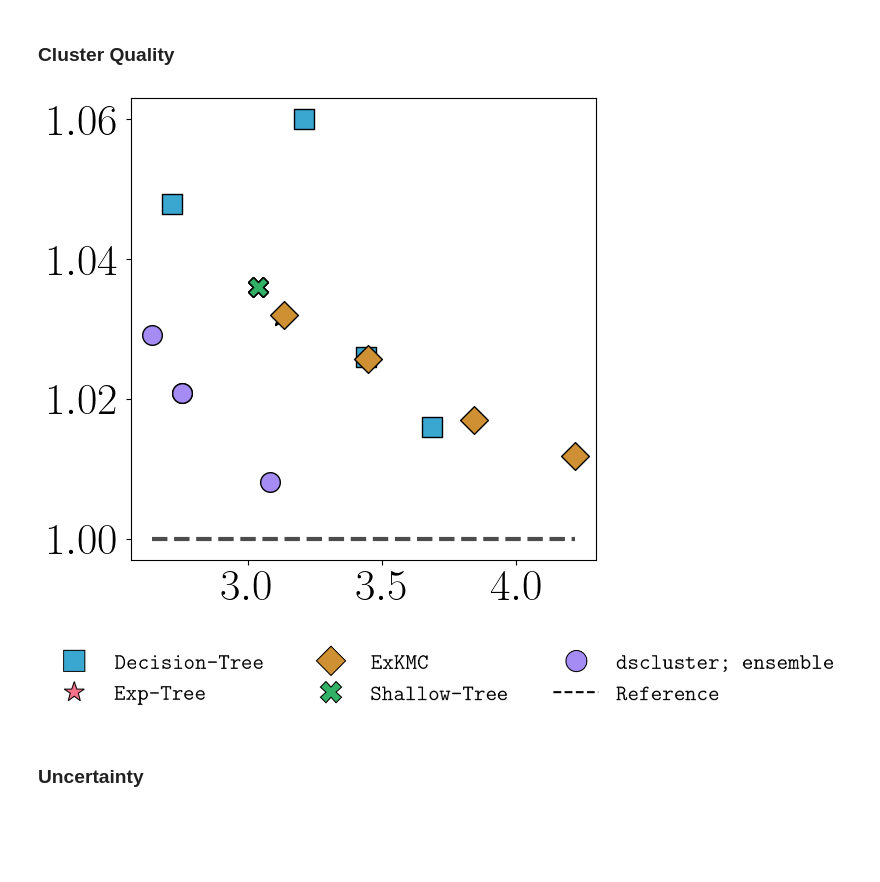
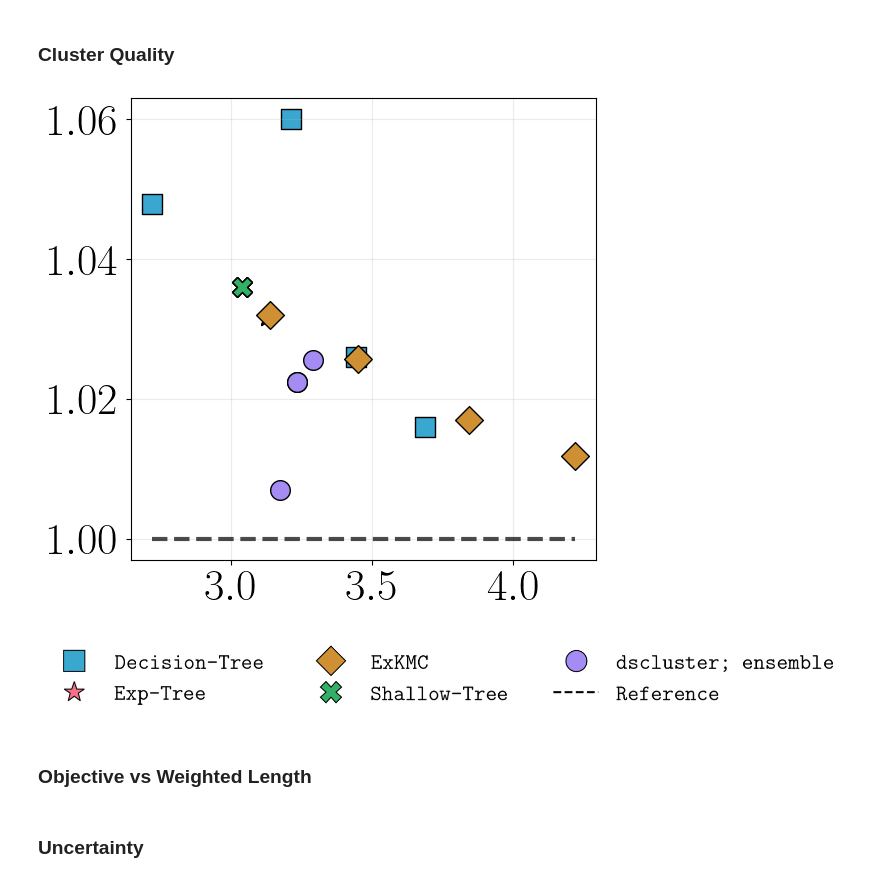
Before and after one commit to kevinqnb/interpretable-clustering, a Jupyter notebook: examples/experiments.ipynb, the cells around one changed output. Saved outputs shown, nothing was run; the diff lists cells and outputs as text; code cells hidden in the pictures; blank space fills up the shorter version.

```diff
--- a/examples/experiments.ipynb
+++ b/examples/experiments.ipynb
@@ -111,7 +111,7 @@ objective_cost_reward_dict = {
 ### Alphas
 # %%
 # Load experiment results
-fname = "../data/experiments/" + dataset + "/alphas/exp" + "" + ".json"
+fname = "../data/experiments/" + dataset + "/alphas/exp" + ref + ".json"
 with open(fname, 'r') as f:
     alpha_dict = json.load(f)
 # %%
@@ -222,46 +247,11 @@ plt.show()
 # %% [markdown]
 # Max Rules
 # %%
-fname = "../data/experiments/" + dataset + "/max_rules/exp" + ref + ".json"
+fname = "../data/experiments/" + dataset + "/max_rules/exp" + ref + '2' + ".json"
 with open(fname, 'r') as f:
     experiment_dict = json.load(f)
 
 fixed_parameters = experiment_dict['fixed-parameters']
 comparison_modules = [m for m in experiment_dict['modules'].keys() if 'dscluster' not in m]
 dscluster_modules = [m for m in experiment_dict['modules'].keys() if 'dscluster' in m]
-# %%
-### Computing alphas because you forgot to store these!!!
-import math
-from intercluster.measurements import pairwise_distances
-
-data, data_labels, feature_labels, scaler = load_preprocessed_climate('../data/climate')
-n,d = data.shape
-
-kmeans_base = KMeansBase(n_clusters = fixed_parameters['n_clusters'], random_seed = fixed_parameters['seed'])
-kmeans_assignment = kmeans_base.assign(data)
-kmeans_labels = kmeans_base.labels
-
-kmeans_distances = pairwise_distances(data, kmeans_base.centers)
-max_distances = np.max(kmeans_distances, axis=1)
-max_distance = np.max(max_distances)
-
-alpha_dict = {
-    'dscluster; coverage-mistake; ensemble': 0.01 * n * 1.0,
-    'dscluster; total-coverage-mistake; ensemble': 0.01 * n * 1.0,
-    'dscluster; coverage-cost; ensemble': 0.01 * n * max_distance,
-    'dscluster; total-coverage-cost; ensemble': 0.01 * n * max_distance,
-    'dscluster; coverage-pairwise-distance; ensemble': 0.01 * math.comb(n, 2),
-    'dscluster; total-coverage-pairwise-distance; ensemble': 0.01 * math.comb(n, 2),
-    'dscluster; coverage-mistake-weighted; ensemble': 0.01 * n * 1.0,
-    'dscluster; total-coverage-mistake-weighted; ensemble': 0.01 * n * 1.0,
-    'dscluster; coverage-cost-weighted; ensemble': 0.01 * n * max_distance,
-    'dscluster; total-coverage-cost-weighted; ensemble': 0.01 * n * max_distance,
-    'dscluster; coverage-pairwise-distance-weighted; ensemble': 0.01 * math.comb(n, 2),
-    'dscluster; total-coverage-pairwise-distance-weighted; ensemble': 0.01 * math.comb(n, 2),
-}
-
-with open("../data/experiments/protein/alphas/selected_alphas.json") as f:
-    selected_alpha_dict = json.load(f)
-alpha_dict = alpha_dict | selected_alpha_dict
-fixed_parameters['alpha'] = alpha_dict
 # %%
@@ -279,7 +280,7 @@ objective = 'coverage-mistake'
 selected_dscluster_module = [m for m in dscluster_modules if objective == m.split(';')[1].strip()][0]
 reward = objective_cost_reward_dict[objective]['reward']
 cost = objective_cost_reward_dict[objective]['cost']
-alpha = alpha_dict[selected_dscluster_module]
+alpha = fixed_parameters['alpha'][selected_dscluster_module]
 lambd = max(list(experiment_dict['modules'][selected_dscluster_module]['lambda'].values()))
 
 print(lambd)
@@ -433,34 +434,36 @@ ax.scatter(
     marker=marker_style_dict.get(dmod_name[-2], 'o'),
     edgecolors = 'k'
 )
 
 if np.min(x) < min_measure2_value:
     min_measure2_value = np.min(x)
 if np.max(x) > max_measure2_value:
     max_measure2_value = np.max(x)
 
 
 ax.xaxis.set_major_locator(MaxNLocator(nbins=4))
 
 
 ax.hlines(
     y = baseline_measure1_value / baseline_measure1_value,
     xmin = min_measure2_value,
     xmax = max_measure2_value,
     label='Reference',
     color=color_dict['Reference'],
     linestyle=linestyle_dict['Reference'],
     linewidth=3,
     alpha = 0.7
 )
 
+ax.grid(alpha=0.25)
+
 plt.savefig(
     "../figures/" + dataset + "/max_rules/scatter_" + objective.replace("-", "_") + ref +  ".png",
     bbox_inches='tight'
 )
 #plt.legend()
 # %% [output]
-[figure, old version]
+[figure, new version]
 # %%
 # Create a separate legend for the scatter plot with marker styles
 fig, ax = plt.subplots(figsize=(10, 2))
@@ -520,3 +523,5 @@ plt.savefig(
 plt.show()
 # %% [output]
 [figure]
+# %% [markdown]
+### Objective vs Weighted Length
```
Also changed, not shown: parts of 18 cells of this notebook, 58 other files.
